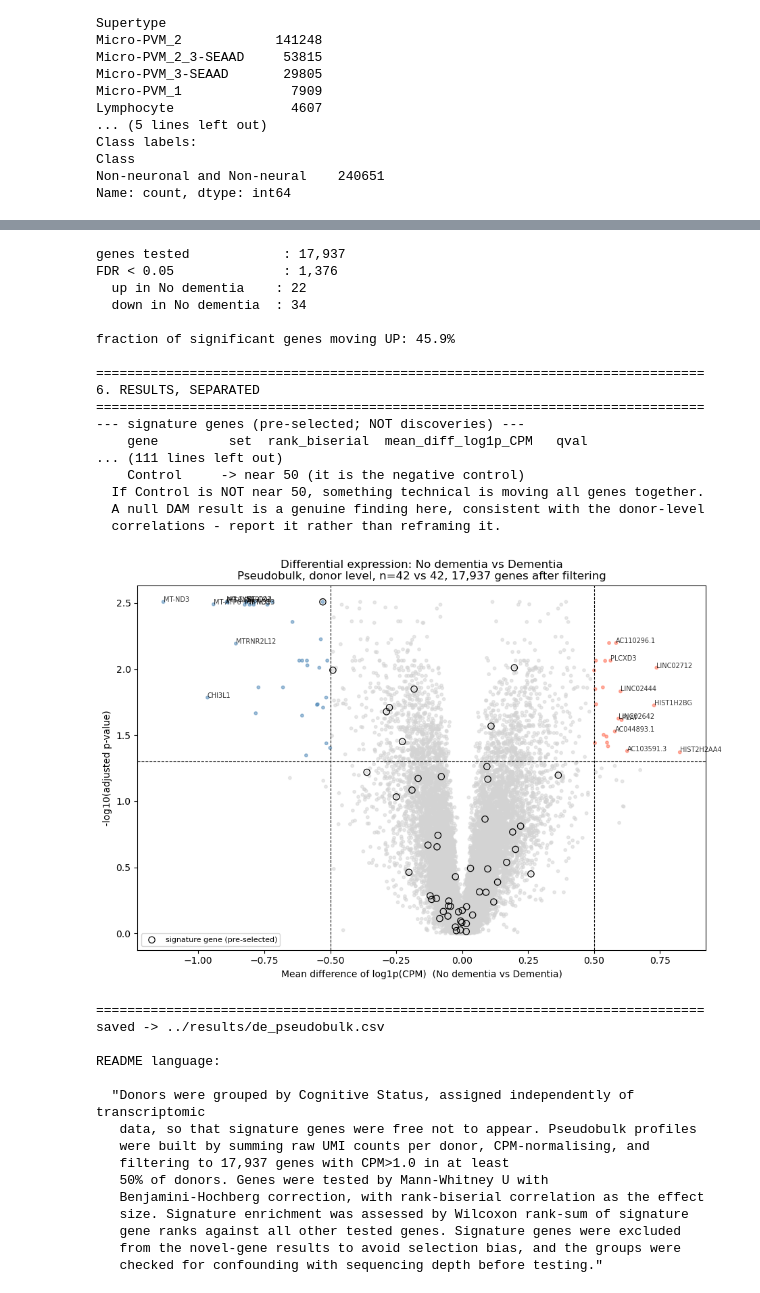
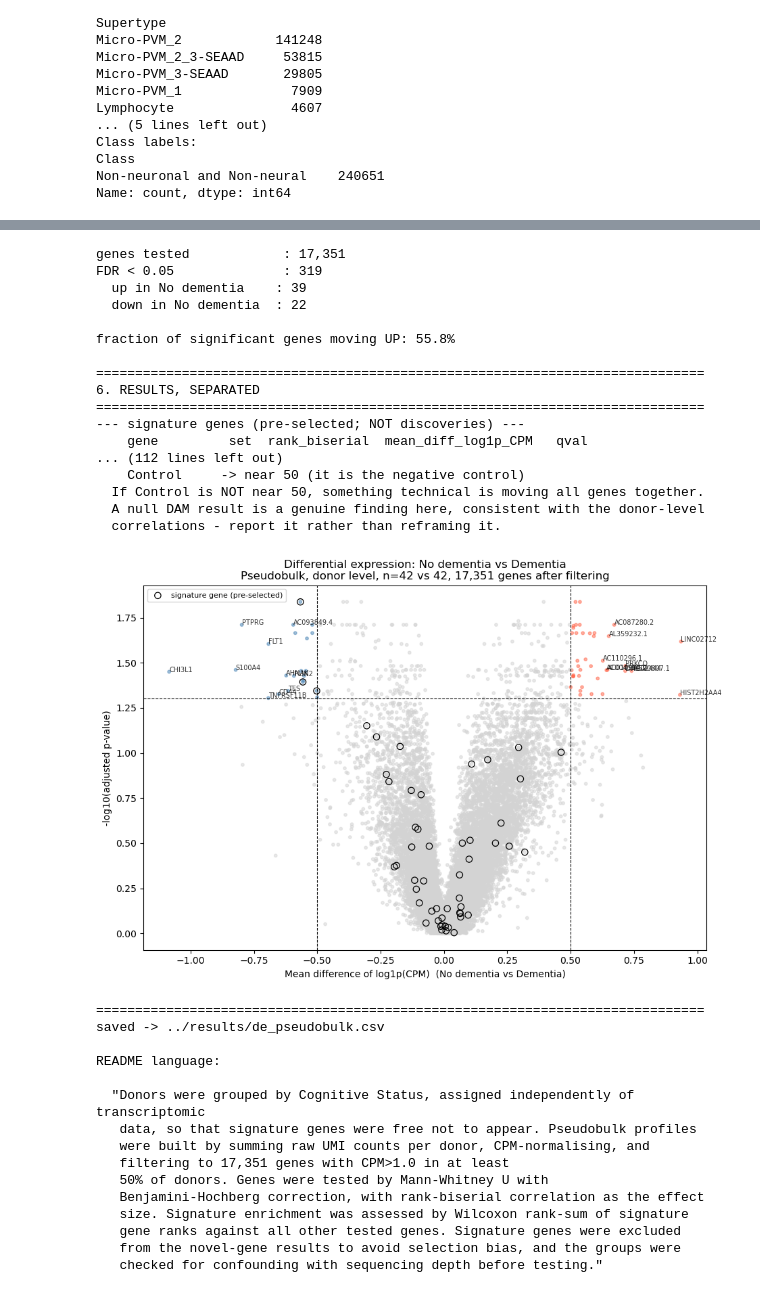
Before and after one commit to wnguyen36/SEAAD-microglia-analysis, a Jupyter notebook: notebooks/SeaAD_Analysis.ipynb, the cells around one changed output, grey strips where cells are left out. Drawn from its saved outputs; the diff is of its cells as text; code cells hidden in the pictures.

```diff
--- a/notebooks/SeaAD_Analysis.ipynb
+++ b/notebooks/SeaAD_Analysis.ipynb
@@ -191,0 +363,11 @@ WARNING: saving figure to file ..\results\umap_severely_affected_donor.png
+# %%
+# Cell 6C - Decision: Restrict to MTG
+before_n, before_d = adata.n_obs, adata.obs['Donor ID'].nunique()
+adata = adata[adata.obs['Brain Region'] == 'MTG'].copy()
+
+print(f"nuclei : {before_n:,} -> {adata.n_obs:,}")
+print(f"donors : {before_d} -> {adata.obs['Donor ID'].nunique()}")
+
+cpd = adata.obs['Donor ID'].value_counts()
+print(f"nuclei per donor: min={cpd.min()} median={cpd.median():.0f} max={cpd.max()}")
+assert adata.obs['Donor ID'].nunique() == before_d, "donors lost unexpectedly"
@@ -916,5 +1114,4 @@ saved -> ../results/supertype_paired_{DAM,HOM}.csv
 # %%
-# =============================================================================
 # Cell 9 (rewritten) - Subtype composition vs Braak stage
 #
 # ERRORS FIXED FROM THE PREVIOUS VERSION
@@ -1074,15 +1271,16 @@ if len(cs):
 # -----------------------------------------------------------------------------
 # 4. FIGURE - n annotated on every box
 # -----------------------------------------------------------------------------
-seaad = [s for s in MICRO if "SEAAD" in s]
+
+plot_types = ["Micro-PVM_2", "Micro-PVM_2_3-SEAAD", "Micro-PVM_3-SEAAD"]
 melt = (pct.reset_index()
         .melt(id_vars=["Donor ID", "Braak", "Cognitive Status", "Braak_num"],
-              value_vars=seaad, var_name="Supertype", value_name="Proportion")
+              value_vars=plot_types, var_name="Supertype", value_name="Proportion")
         .dropna(subset=["Braak_num"]))
 
 order = [b for b in BRAAK_ORDER if b in melt["Braak"].astype(str).unique()]
-palette = {"Micro-PVM_2_1-SEAAD": "#F44336", "Micro-PVM_2_3-SEAAD": "#FF9800",
-           "Micro-PVM_3-SEAAD": "#9C27B0", "Micro-PVM_4-SEAAD": "#E91E63"}
+palette = {"Micro-PVM_2": "#4CAF50", "Micro-PVM_2_3-SEAAD": "#FF9800",
+           "Micro-PVM_3-SEAAD": "#9C27B0"}
 
 fig, ax = plt.subplots(figsize=(13, 5.5))
 sns.boxplot(data=melt, x="Braak", y="Proportion", hue="Supertype",
@@ -1095,7 +1293,7 @@ for i, stage in enumerate(order):
     ax.text(i, ymax * 1.04, f"n={n}{warn}", ha="center", fontsize=9,
             color="crimson" if n < MIN_DONORS else "black")
 
-ax.set_title("SEA-AD microglial subtype abundance by Braak stage\n"
+ax.set_title("Microglial subtype abundance by Braak stage\n"
              f"(% of microglial nuclei per donor; * = fewer than {MIN_DONORS} donors)")
 ax.set_ylabel("% of microglial nuclei per donor")
 ax.set_xlabel("Braak stage")
@@ -1343,5 +2144,4 @@ Passing `palette` without assigning `hue` is deprecated and will be removed in v
 # %%
-# =============================================================================
 # Cell 12 (rewritten) - Pseudobulk differential expression
 #
 # ERRORS FIXED FROM THE PREVIOUS VERSION
@@ -1420,6 +2220,22 @@ S = sp.csr_matrix((np.ones(len(cats.codes)), (cats.codes, np.arange(len(cats.cod
 counts = np.asarray((S @ adata.layers["UMIs"]).todense())      # donors x genes
 n_cells = np.asarray(S.sum(axis=1)).ravel()
 donor_ids = list(cats.categories)
+
+# --- remove mitochondrial genes before CPM ---
+# MT genes are a tissue-quality signal, and because CPM forces each donor's
+# total to 1,000,000, a bigger MT share in one group squeezes every other
+# gene down in that group.
+gene_names = np.asarray(adata.var_names)
+mt_mask = pd.Series(gene_names).str.startswith(("MT-", "MTRNR")).values
+
+# how big is the MT share, and does it differ by group?
+mt_frac = counts[:, mt_mask].sum(axis=1) / counts.sum(axis=1) * 100
+print(f"\nremoving {mt_mask.sum()} mitochondrial genes")
+print(f"MT share per donor: median={np.median(mt_frac):.2f}%  "
+      f"range={mt_frac.min():.2f}-{mt_frac.max():.2f}%")
+
+counts = counts[:, ~mt_mask]
+gene_names = gene_names[~mt_mask]
 
 print(f"pseudobulk matrix : {counts.shape[0]} donors x {counts.shape[1]:,} genes")
 print(f"nuclei per donor  : min={n_cells.min():,.0f} "
@@ -1506,7 +2322,6 @@ if confounded:
 print("\n" + SEP); print("4. GENE FILTERING"); print(SEP)
 
 expressed = (cpm[ok] > MIN_CPM).mean(axis=0) >= MIN_PROP_DONORS
-gene_names = np.asarray(adata.var_names)
 print(f"genes before : {len(gene_names):,}")
 print(f"genes after  : {expressed.sum():,}  "
       f"(CPM>{MIN_CPM} in >={MIN_PROP_DONORS:.0%} of donors)")
@@ -1624,6 +2439,9 @@ enrich(dam_genes_filtered, "DAM")
 enrich(homeostatic_genes_filtered, "Homeostatic")
 if "control_genes_filtered" in dir():
     enrich(control_genes_filtered, "Control")
+    ctrl_clean = [g for g in control_genes_filtered
+                  if g.upper() not in {"C1QA", "C1QB", "C1QC"}]
+    enrich(ctrl_clean, "Control_clean")
 
 print("""
   Expected if the DAM transition tracks pathology in these nuclei:
@@ -1702,25 +2520,25 @@ No dementia          : 42 donors
 
 ==============================================================================
 5. DIFFERENTIAL EXPRESSION
 ==============================================================================
-genes tested            : 17,937
-FDR < 0.05              : 1,376
-  up in No dementia    : 22
-  down in No dementia  : 34
+genes tested            : 17,351
+FDR < 0.05              : 319
+  up in No dementia    : 39
+  down in No dementia  : 22
 
-fraction of significant genes moving UP: 45.9%
+fraction of significant genes moving UP: 55.8%
 
 ==============================================================================
 6. RESULTS, SEPARATED
 ==============================================================================
 --- signature genes (pre-selected; NOT discoveries) ---
     gene         set  rank_biserial  mean_diff_log1p_CPM   qval
-... (111 lines left out)
+... (112 lines left out)
     Control     -> near 50 (it is the negative control)
   If Control is NOT near 50, something technical is moving all genes together.
   A null DAM result is a genuine finding here, consistent with the donor-level
   correlations - report it rather than reframing it.
-[figure, old version]
+[figure, new version]
 ==============================================================================
 saved -> ../results/de_pseudobulk.csv
 
@@ -1729,7 +2547,7 @@ README language:
   "Donors were grouped by Cognitive Status, assigned independently of transcriptomic
    data, so that signature genes were free not to appear. Pseudobulk profiles
    were built by summing raw UMI counts per donor, CPM-normalising, and
-   filtering to 17,937 genes with CPM>1.0 in at least
+   filtering to 17,351 genes with CPM>1.0 in at least
    50% of donors. Genes were tested by Mann-Whitney U with
    Benjamini-Hochberg correction, with rank-biserial correlation as the effect
    size. Signature enrichment was assessed by Wilcoxon rank-sum of signature
```
Also changed, not shown: parts of 18 cells of this notebook, 12 other files.
